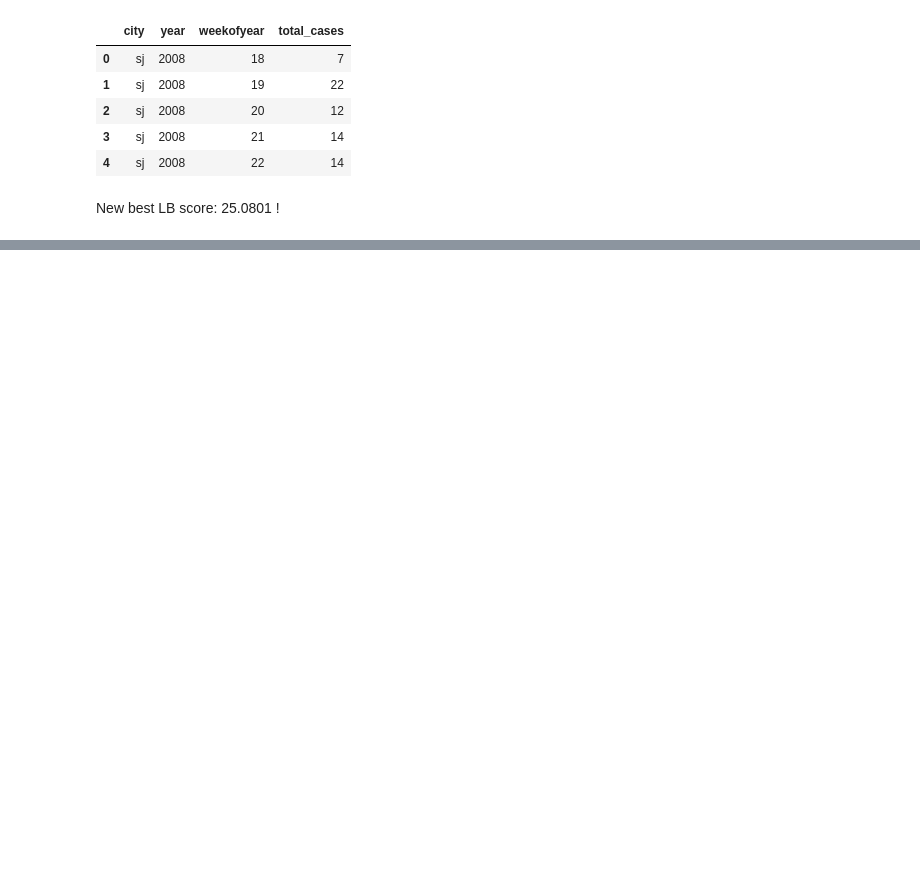
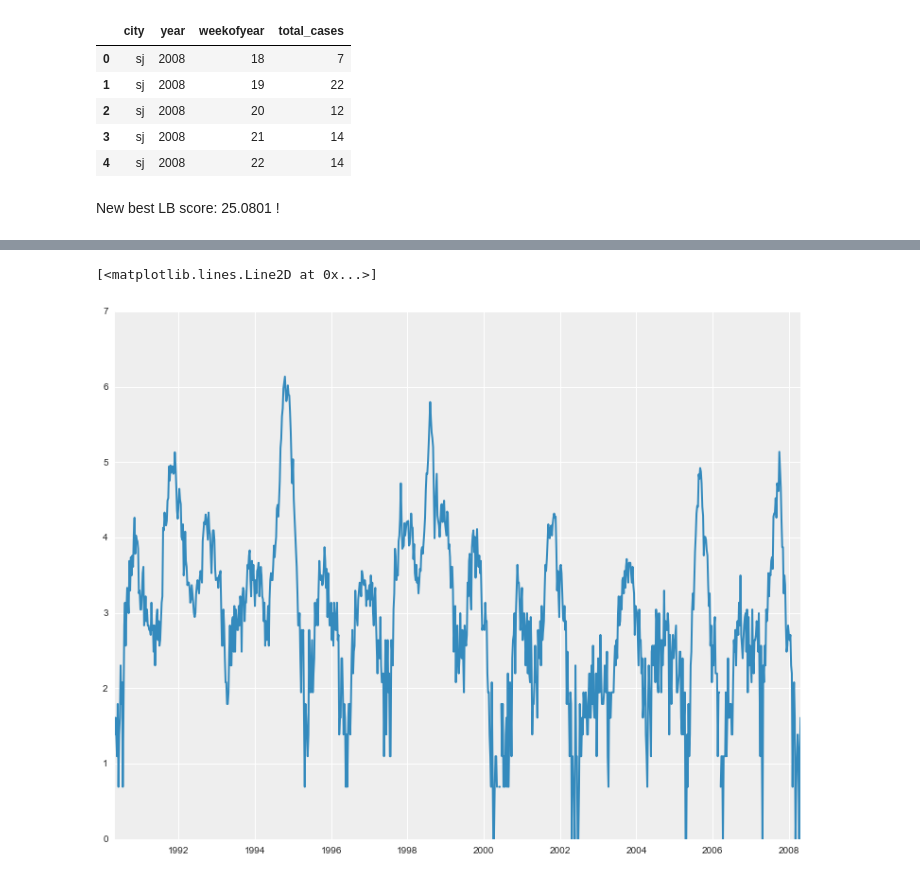
Before and after one commit to du-phan/DengAI, a Jupyter notebook: DengAi.ipynb, the cells around one changed output, grey strips where cells are left out. Saved outputs shown, nothing was run; the diff lists cells and outputs as text; code cells hidden in the pictures; blank space fills up the shorter version.

```diff
--- a/DengAi.ipynb
+++ b/DengAi.ipynb
@@ -1059,0 +1350,6 @@ New best LB score: 25.0801 !
+# %%
+log_x = np.log(x)
+plt.plot(log_x)
+# %% [output]
+[<matplotlib.lines.Line2D at 0x...>]
+[figure, added]
```
Also changed, not shown: parts of 58 cells of this notebook.
